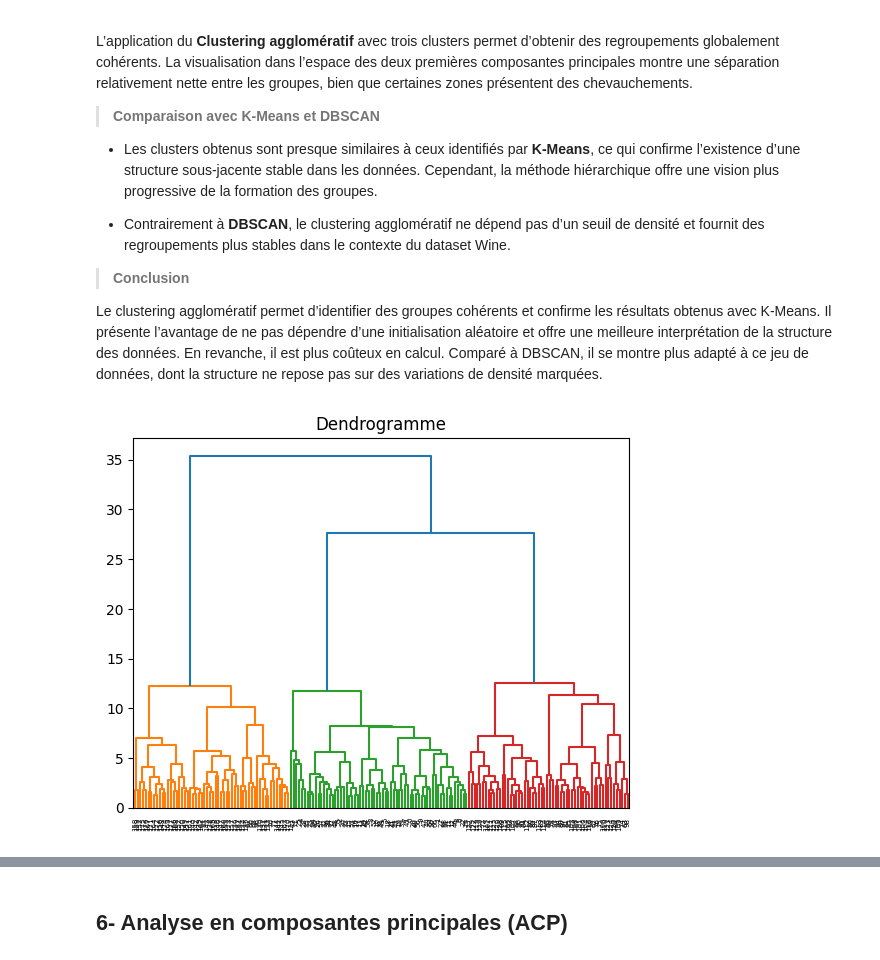
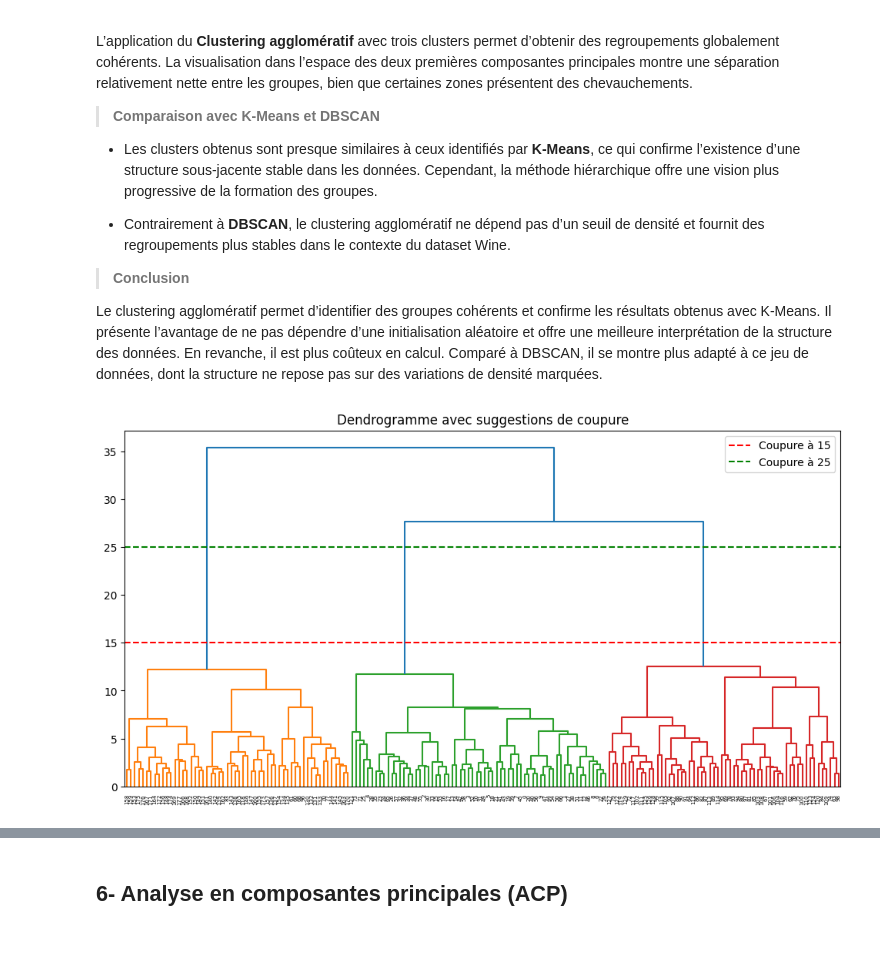
Before and after one commit to PETITLION/FRST_FDS_2025, a Jupyter notebook: TP_Wine_ML_NS_PETIOTE_L.ipynb, the cells around one changed output, grey strips where cells are left out. Cells and saved outputs as stored; diff of their text form; code cells hidden in the pictures.

```diff
--- a/TP_Wine_ML_NS_PETIOTE_L.ipynb
+++ b/TP_Wine_ML_NS_PETIOTE_L.ipynb
@@ -285,12 +285,17 @@ L’application du **Clustering agglomératif** avec trois clusters permet d’o
 >**Conclusion**
 
 Le clustering agglomératif permet d’identifier des groupes cohérents et confirme les résultats obtenus avec K-Means. Il présente l’avantage de ne pas dépendre d’une initialisation aléatoire et offre une meilleure interprétation de la structure des données. En revanche, il est plus coûteux en calcul. Comparé à DBSCAN, il se montre plus adapté à ce jeu de données, dont la structure ne repose pas sur des variations de densité marquées.
-# %%
-Z = linkage(X_scaled, method='ward')
-
-plt.figure()
-dendrogram(Z)
-plt.title("Dendrogramme")
-plt.show()
-# %% [output]
-[figure, removed]
+# %%
+# Clustering hiérarchique
+Z = linkage(X_scaled, method='ward')
+
+# Visualisation des coupures possibles
+plt.figure(figsize=(12, 6))
+dendrogram(Z, truncate_mode='level', p=30)
+plt.axhline(y=15, color='r', linestyle='--', label='Coupure à 15')
+plt.axhline(y=25, color='g', linestyle='--', label='Coupure à 25')
+plt.title("Dendrogramme avec suggestions de coupure")
+plt.legend()
+plt.show()
+# %% [output]
+[figure, added]
```
Also changed, not shown: parts of 5 cells of this notebook.
